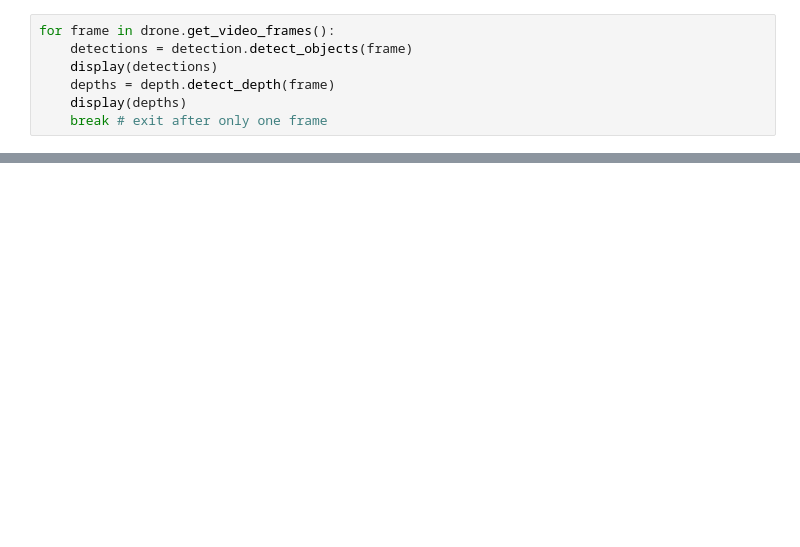
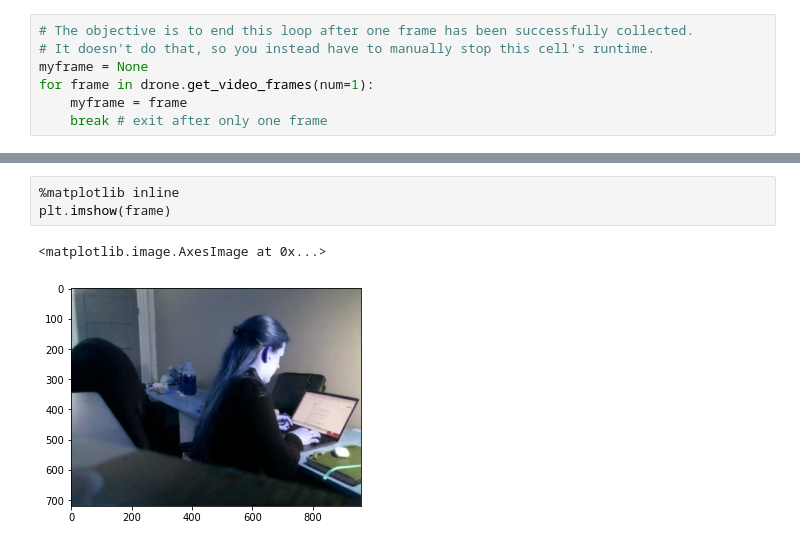
Before and after one commit to yangsoosong/drone-localization, a Jupyter notebook: localizer.ipynb, the cells around one changed output, grey strips where cells are left out. Saved outputs shown, nothing was run; the diff lists cells and outputs as text; blank space fills up the shorter version.

```diff
--- a/localizer.ipynb
+++ b/localizer.ipynb
@@ -18,8 +30,8 @@ Tello: 13:32:40.554:  Info: state transit State::connecting -> State::connected
 # %%
-for frame in drone.get_video_frames():
-    detections = detection.detect_objects(frame)
-    display(detections)
-    depths = depth.detect_depth(frame)
-    display(depths)
+# The objective is to end this loop after one frame has been successfully collected.
+# It doesn't do that, so you instead have to manually stop this cell's runtime.
+myframe = None
+for frame in drone.get_video_frames(num=1):
+    myframe = frame
     break # exit after only one frame
 # %% [output]
@@ -66,0 +180,6 @@ error while decoding MB 18 41, bytestream -6
+# %%
+%matplotlib inline
+plt.imshow(frame)
+# %% [output]
+<matplotlib.image.AxesImage at 0x...>
+[figure, added]
```
Also changed, not shown: parts of 12 cells of this notebook, 1 other file.
